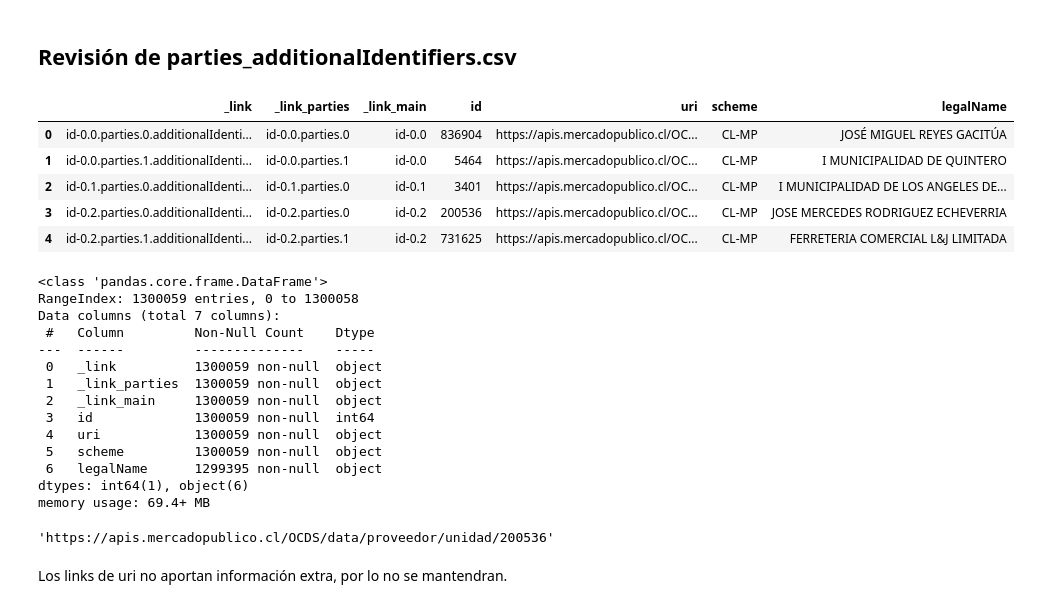
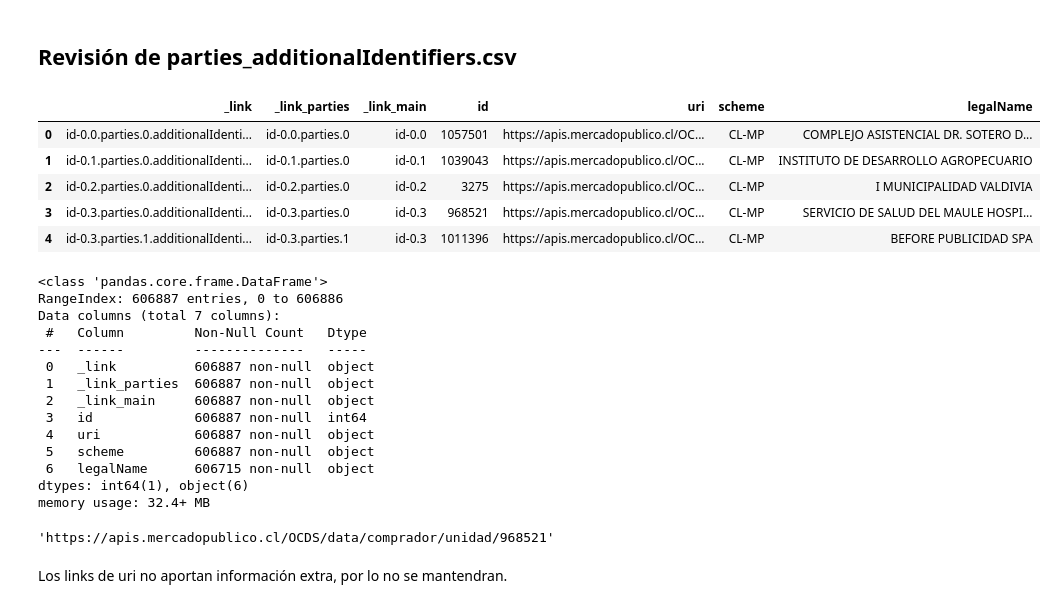
Before and after one commit to Camila-Rojas-05/Proyecto-IMT-2200-1-Grupo-14, a Jupyter notebook: Datos y trabajo con muestras/Revision_limpieza_2021.ipynb, the cells around one changed output. Saved outputs shown, nothing was run; the diff lists cells and outputs as text; code cells hidden in the pictures.

```diff
--- a/Datos y trabajo con muestras/Revision_limpieza_2021.ipynb
+++ b/Datos y trabajo con muestras/Revision_limpieza_2021.ipynb
@@ -619,37 +634,37 @@ df_parties.drop(columns=["roles"], inplace=True)
 # %% [markdown]
 ## Revisión de parties_additionalIdentifiers.csv
 # %%
-camino = path.join("Chile","2018", "parties_additionalIdentifiers.csv")
+camino = path.join("Chile","2021", "parties_additionalIdentifiers.csv")
 df_parties_add = pd.read_csv(camino, sep=",")
 df_parties_add.head()
 # %% [output]
 |  | _link | _link_parties | _link_main | id | uri | scheme | legalName |
-| 0 | id-0.0.parties.0.additionalIdenti... | id-0.0.parties.0 | id-0.0 | 836904 | https://apis.mercadopublico.cl/OC... | CL-MP | JOSÉ MIGUEL REYES GACITÚA |
-| 1 | id-0.0.parties.1.additionalIdenti... | id-0.0.parties.1 | id-0.0 | 5464 | https://apis.mercadopublico.cl/OC... | CL-MP | I MUNICIPALIDAD DE QUINTERO |
-| 2 | id-0.1.parties.0.additionalIdenti... | id-0.1.parties.0 | id-0.1 | 3401 | https://apis.mercadopublico.cl/OC... | CL-MP | I MUNICIPALIDAD DE LOS ANGELES DE... |
-| 3 | id-0.2.parties.0.additionalIdenti... | id-0.2.parties.0 | id-0.2 | 200536 | https://apis.mercadopublico.cl/OC... | CL-MP | JOSE MERCEDES RODRIGUEZ ECHEVERRIA |
-| 4 | id-0.2.parties.1.additionalIdenti... | id-0.2.parties.1 | id-0.2 | 731625 | https://apis.mercadopublico.cl/OC... | CL-MP | FERRETERIA COMERCIAL L&J LIMITADA |
+| 0 | id-0.0.parties.0.additionalIdenti... | id-0.0.parties.0 | id-0.0 | 1057501 | https://apis.mercadopublico.cl/OC... | CL-MP | COMPLEJO ASISTENCIAL DR. SOTERO D... |
+| 1 | id-0.1.parties.0.additionalIdenti... | id-0.1.parties.0 | id-0.1 | 1039043 | https://apis.mercadopublico.cl/OC... | CL-MP | INSTITUTO DE DESARROLLO AGROPECUARIO |
+| 2 | id-0.2.parties.0.additionalIdenti... | id-0.2.parties.0 | id-0.2 | 3275 | https://apis.mercadopublico.cl/OC... | CL-MP | I MUNICIPALIDAD VALDIVIA |
+| 3 | id-0.3.parties.0.additionalIdenti... | id-0.3.parties.0 | id-0.3 | 968521 | https://apis.mercadopublico.cl/OC... | CL-MP | SERVICIO DE SALUD DEL MAULE HOSPI... |
+| 4 | id-0.3.parties.1.additionalIdenti... | id-0.3.parties.1 | id-0.3 | 1011396 | https://apis.mercadopublico.cl/OC... | CL-MP | BEFORE PUBLICIDAD SPA |
 # %%
 df_parties_add.info()
 # %% [output]
 <class 'pandas.core.frame.DataFrame'>
-RangeIndex: 1300059 entries, 0 to 1300058
+RangeIndex: 606887 entries, 0 to 606886
 Data columns (total 7 columns):
- #   Column         Non-Null Count    Dtype
----  ------         --------------    -----
- 0   _link          1300059 non-null  object
- 1   _link_parties  1300059 non-null  object
- 2   _link_main     1300059 non-null  object
- 3   id             1300059 non-null  int64
- 4   uri            1300059 non-null  object
- 5   scheme         1300059 non-null  object
- 6   legalName      1299395 non-null  object
+ #   Column         Non-Null Count   Dtype
+---  ------         --------------   -----
+ 0   _link          606887 non-null  object
+ 1   _link_parties  606887 non-null  object
+ 2   _link_main     606887 non-null  object
+ 3   id             606887 non-null  int64
+ 4   uri            606887 non-null  object
+ 5   scheme         606887 non-null  object
+ 6   legalName      606715 non-null  object
 dtypes: int64(1), object(6)
-memory usage: 69.4+ MB
+memory usage: 32.4+ MB
 # %%
 df_parties_add.iloc[3]["uri"]
 # %% [output]
-'https://apis.mercadopublico.cl/OCDS/data/proveedor/unidad/200536'
+'https://apis.mercadopublico.cl/OCDS/data/comprador/unidad/968521'
 # %% [markdown]
 Los links de uri no aportan información extra, por lo no se mantendran.
 # %%
```
Also changed, not shown: parts of 70 cells of this notebook, 2 other files.
